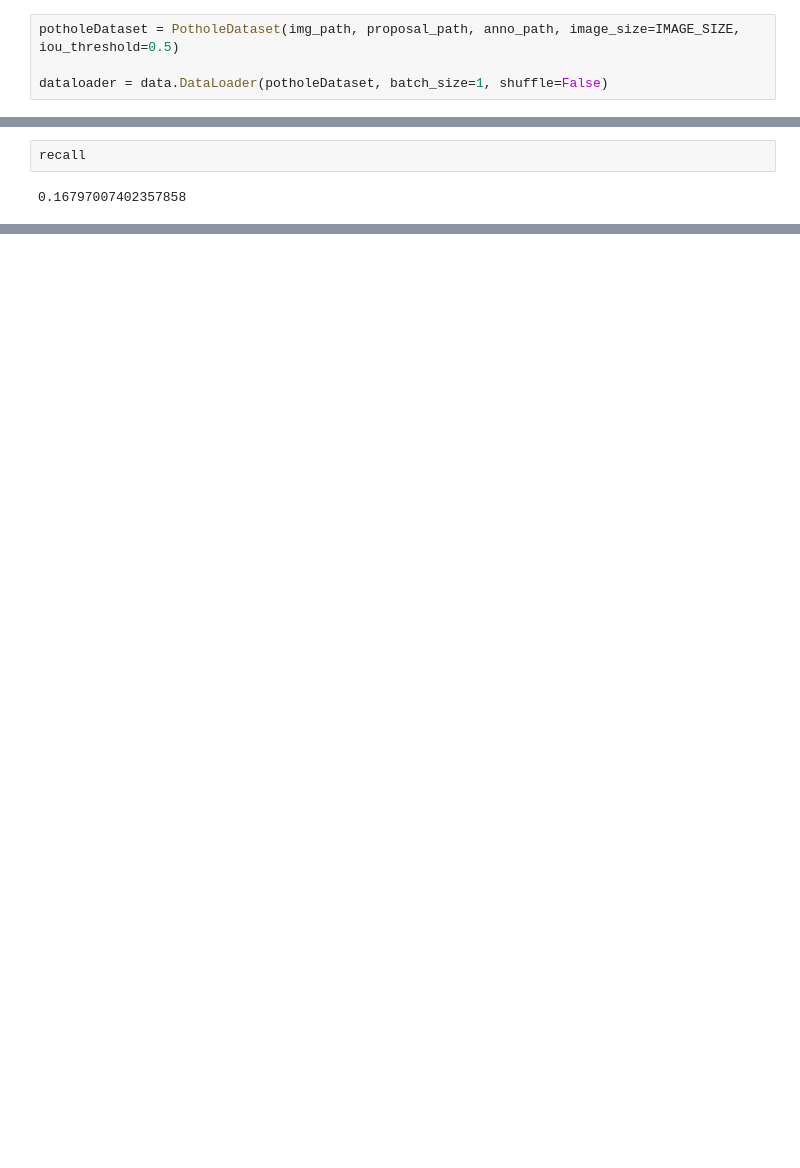
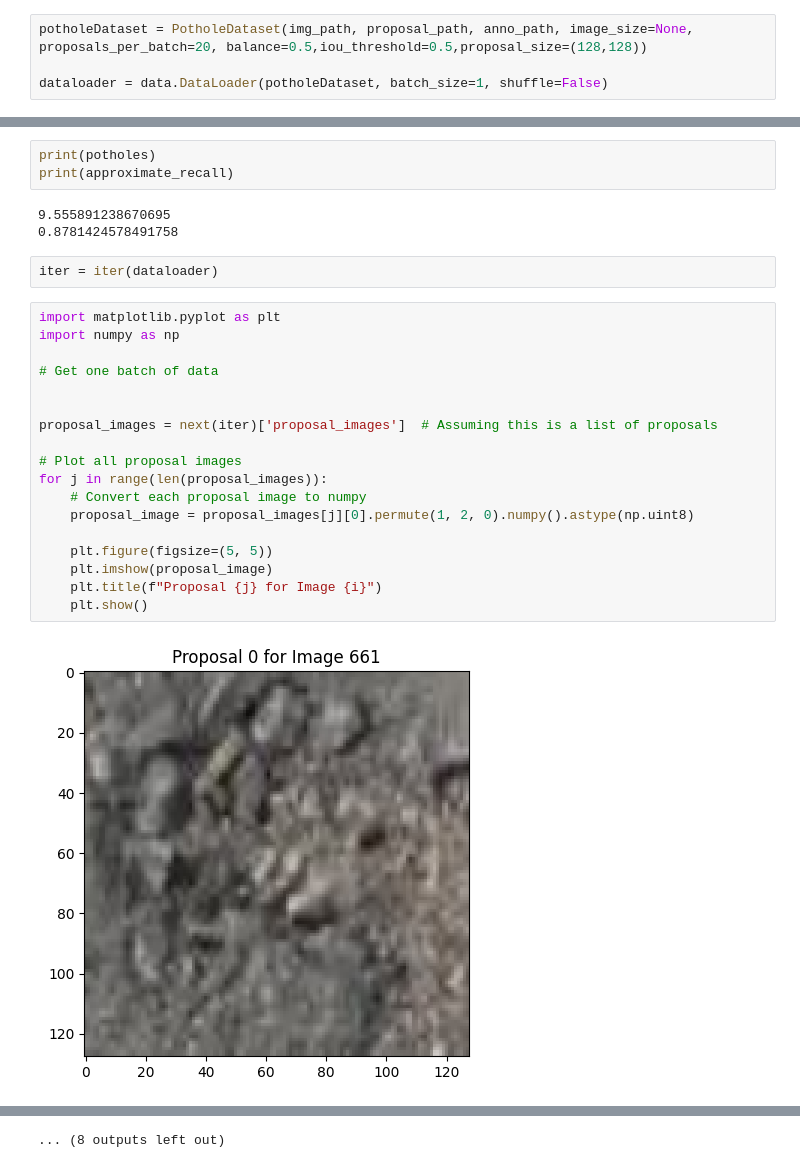
Before and after one commit to Ealbagp/Object-Detection, a Jupyter notebook: Rasmus/dataloader_experiments.ipynb, the cells around one changed output, grey strips where cells are left out. Drawn from its saved outputs; the diff is of its cells as text; blank space fills up the shorter version.

```diff
--- a/Rasmus/dataloader_experiments.ipynb
+++ b/Rasmus/dataloader_experiments.ipynb
@@ -129,4 +128,4 @@ average recall for (IoU >= 0.5): 0.9339107087152321
 # %%
-potholeDataset = PotholeDataset(img_path, proposal_path, anno_path, image_size=IMAGE_SIZE, iou_threshold=0.5)
+potholeDataset = PotholeDataset(img_path, proposal_path, anno_path, image_size=None, proposals_per_batch=20, balance=0.5,iou_threshold=0.5,proposal_size=(128,128))
 
 dataloader = data.DataLoader(potholeDataset, batch_size=1, shuffle=False)
@@ -155,4 +168,28 @@ potholes = potholes / len(potholeDataset)
-# %%
-recall
-# %% [output]
-0.16797007402357858
+# %%
+print(potholes)
+print(approximate_recall)
+# %% [output]
+9.555891238670695
+0.8781424578491758
+# %%
+iter = iter(dataloader)
+# %%
+import matplotlib.pyplot as plt
+import numpy as np
+
+# Get one batch of data
+
+
+proposal_images = next(iter)['proposal_images']  # Assuming this is a list of proposals
+
+# Plot all proposal images
+for j in range(len(proposal_images)):
+    # Convert each proposal image to numpy
+    proposal_image = proposal_images[j][0].permute(1, 2, 0).numpy().astype(np.uint8)
+
+    plt.figure(figsize=(5, 5))
+    plt.imshow(proposal_image)
+    plt.title(f"Proposal {j} for Image {i}")
+    plt.show()
+# %% [output]
+[figure, added]
@@ -158,0 +207 @@ recall
+... (8 outputs left out)
```
Also changed, not shown: parts of 4 cells of this notebook, 7 other files.
